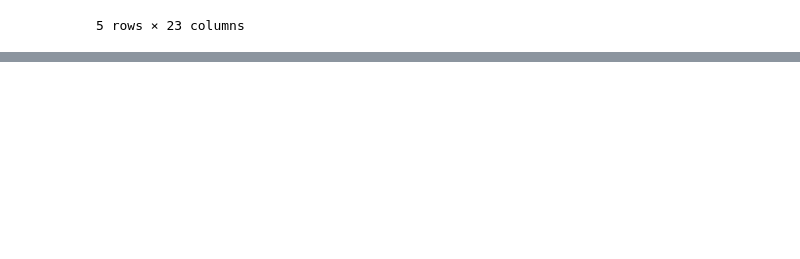
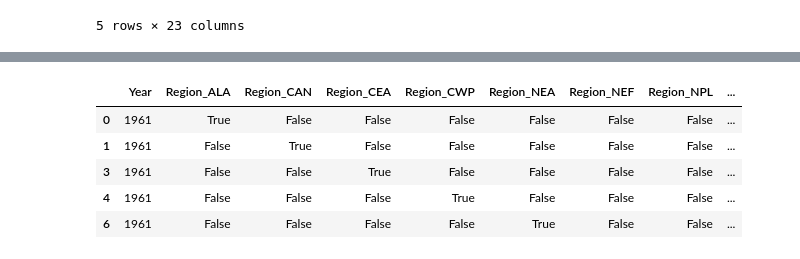
Before and after one commit to dcode15/ms-aai-500-final-project, a Jupyter notebook: scripts/CDD_Model.ipynb, the cells around one changed output, grey strips where cells are left out. Cells and saved outputs as stored; diff of their text form; code cells hidden in the pictures; blank space fills up the shorter version.

```diff
--- a/scripts/CDD_Model.ipynb
+++ b/scripts/CDD_Model.ipynb
@@ -40,3 +59,14 @@ plt.show()
+# %%
+region_dummies = pd.get_dummies(adjusted_climate_df["Region"], prefix="Region")
+base_features = pd.concat([adjusted_climate_df["Year"], region_dummies], axis=1)
+base_features.head()
+# %% [output]
+|  | Year | Region_ALA | Region_CAN | Region_CEA | Region_CWP | Region_NEA | Region_NEF | Region_NPL | ... |
+| 0 | 1961 | True | False | False | False | False | False | False | ... |
+| 1 | 1961 | False | True | False | False | False | False | False | ... |
+| 3 | 1961 | False | False | True | False | False | False | False | ... |
+| 4 | 1961 | False | False | False | True | False | False | False | ... |
+| 6 | 1961 | False | False | False | False | True | False | False | ... |
 # %%
 def build_linear_regression_model(feature_df: pd.DataFrame, target_df: pd.Series):
     x_train, x_test, y_train, y_test = train_test_split(feature_df, target_df, test_size=0.3, random_state=1)
```
Also changed, not shown: parts of 20 cells of this notebook, 1 other file.
